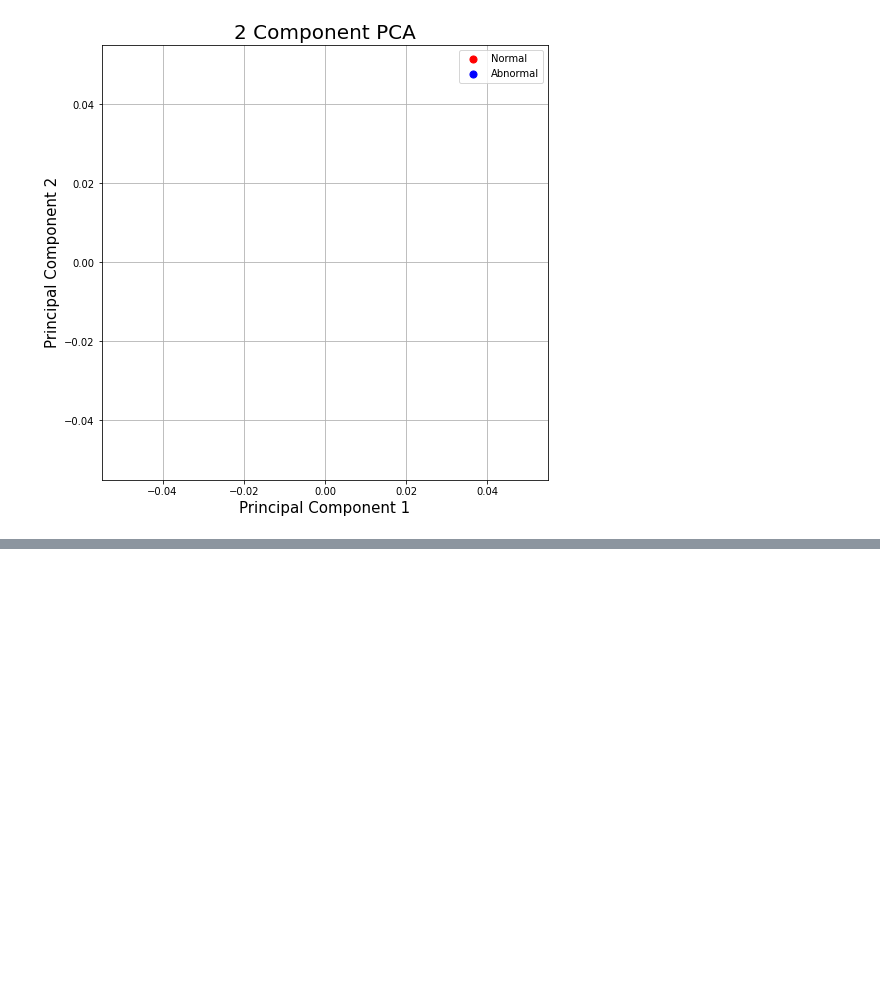
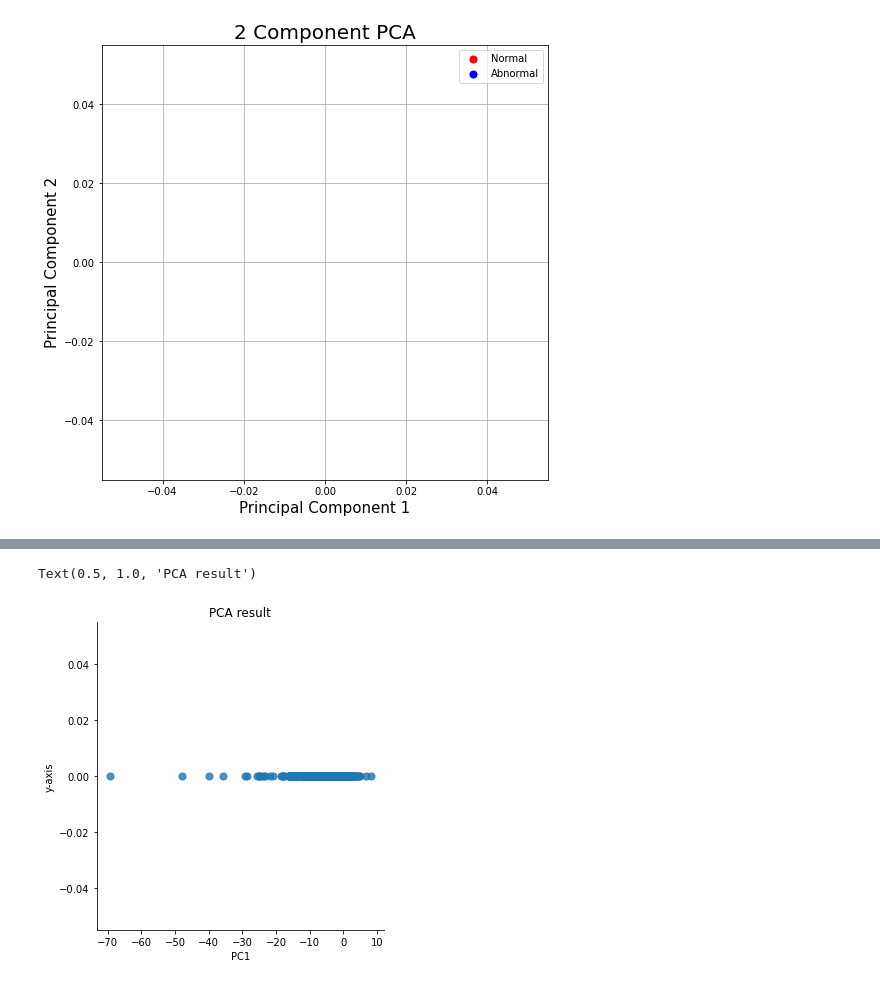
Before and after one commit to Owening2/Creditcard_Fraud_Detection, a Jupyter notebook: PCA_test.ipynb, the cells around one changed output, grey strips where cells are left out. Drawn from its saved outputs; the diff is of its cells as text; code cells hidden in the pictures; blank space fills up the shorter version.

```diff
--- a/PCA_test.ipynb
+++ b/PCA_test.ipynb
@@ -245,0 +300,3 @@ ax.grid()
+# %%
+covariance_matrix = np.cov(X_features)
+print(covariance_matrix)
@@ -245,0 +323,2 @@ ax.grid()
+# %%
+eig_vals, eig_vecs = np.linalg.eig(covariance_matrix)
@@ -245,0 +362,2 @@ ax.grid()
+# %%
+projected_X = X_val.dot(eig_vecs.T[0])
@@ -245,0 +369,4 @@ ax.grid()
+# %%
+result = pd.DataFrame(projected_X, columns=['PC1'])
+result['y-axis'] = 0.0
+result['Class'] = Y_val
@@ -245,0 +393,6 @@ ax.grid()
+# %%
+sns.lmplot('PC1', 'y-axis', data = result, fit_reg= False, scatter_kws={"s" : 50})
+plt.title('PCA result')
+# %% [output]
+Text(0.5, 1.0, 'PCA result')
+[figure, added]
```
Also changed, not shown: parts of 23 cells of this notebook.
